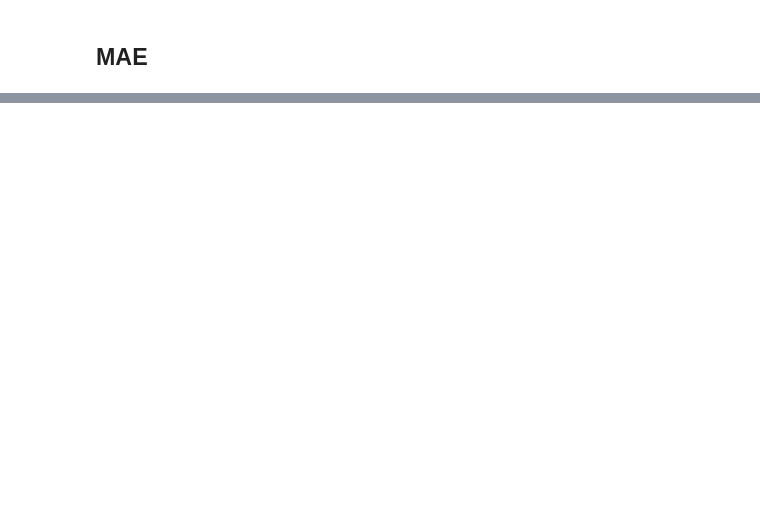
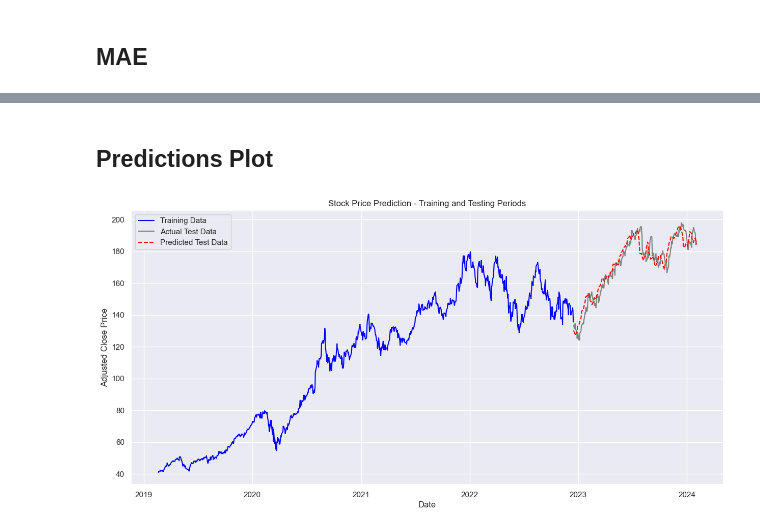
Before and after one commit to MikeVej/ML_StockPredictor, a Jupyter notebook: LSTM_Stock_Predictor.ipynb, the cells around one changed output, grey strips where cells are left out. Saved outputs shown, nothing was run; the diff lists cells and outputs as text; code cells hidden in the pictures; blank space fills up the shorter version.

Commit message:
Plot

```diff
--- a/LSTM_Stock_Predictor.ipynb
+++ b/LSTM_Stock_Predictor.ipynb
@@ -232,0 +233,22 @@ MAE on original scale +/-: $3.02
+# %% [markdown]
+## Predictions Plot
+# %%
+plt.figure(figsize=(15, 7))
+
+# Plot training data
+plt.plot(df['Date'][:len(y_train)], df['Adj Close'][:len(y_train)], color='blue', label='Training Data')
+
+# Plot actual test data
+test_actuals_dates = df['Date'][len(y_train):(len(y_train) + len(y_test))]
+plt.plot(test_actuals_dates, df['Adj Close'][len(y_train):(len(y_train) + len(y_test))], color='gray', label='Actual Test Data')
+
+# Plot predictions on test data
+plt.plot(test_actuals_dates, predictions_inverse, color='red', linestyle='--', label='Predicted Test Data')
+
+plt.title('Stock Price Prediction - Training and Testing Periods')
+plt.xlabel('Date')
+plt.ylabel('Adjusted Close Price')
+plt.legend()
+plt.show()
+# %% [output]
+[figure, added]
```
Also changed, not shown: parts of 5 cells of this notebook.
